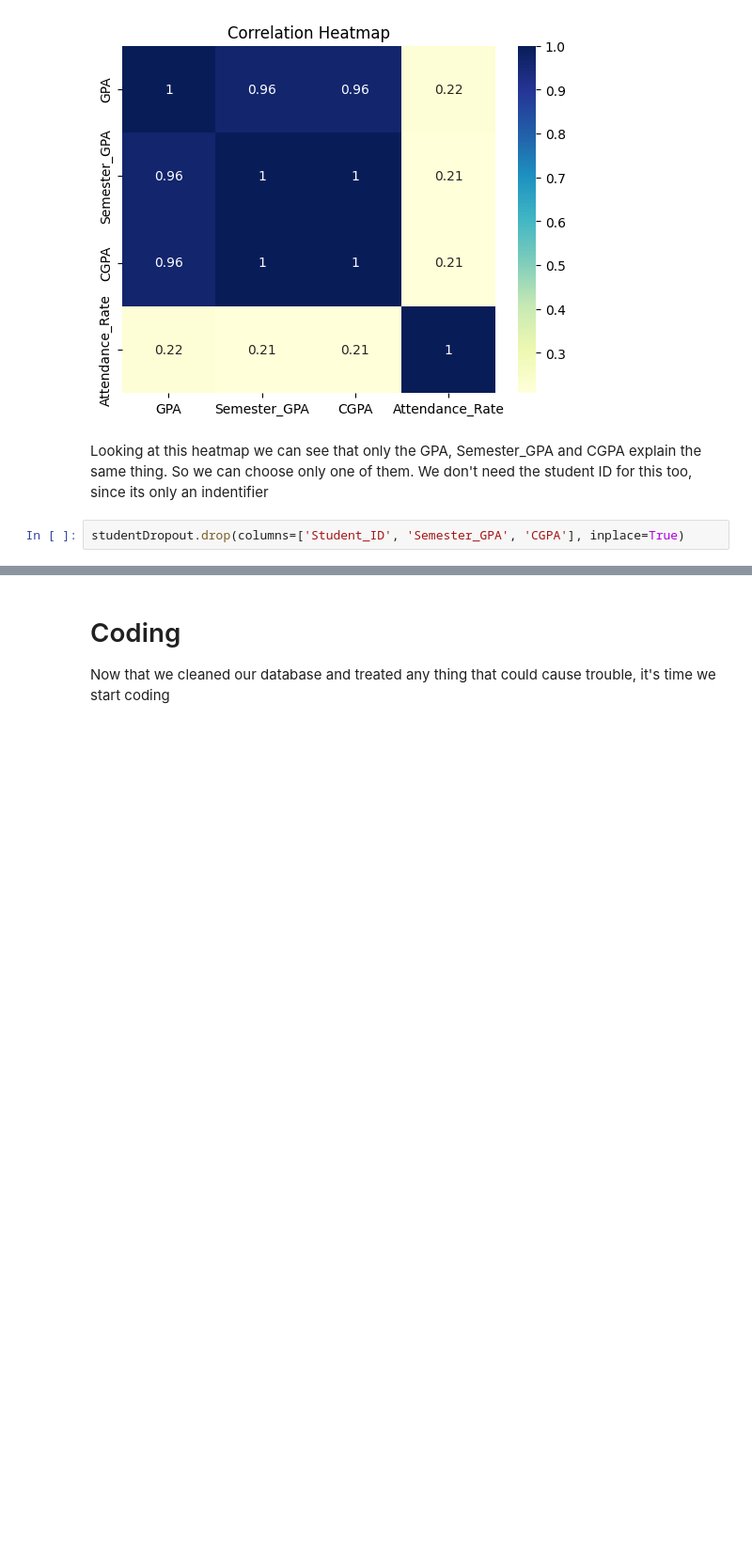
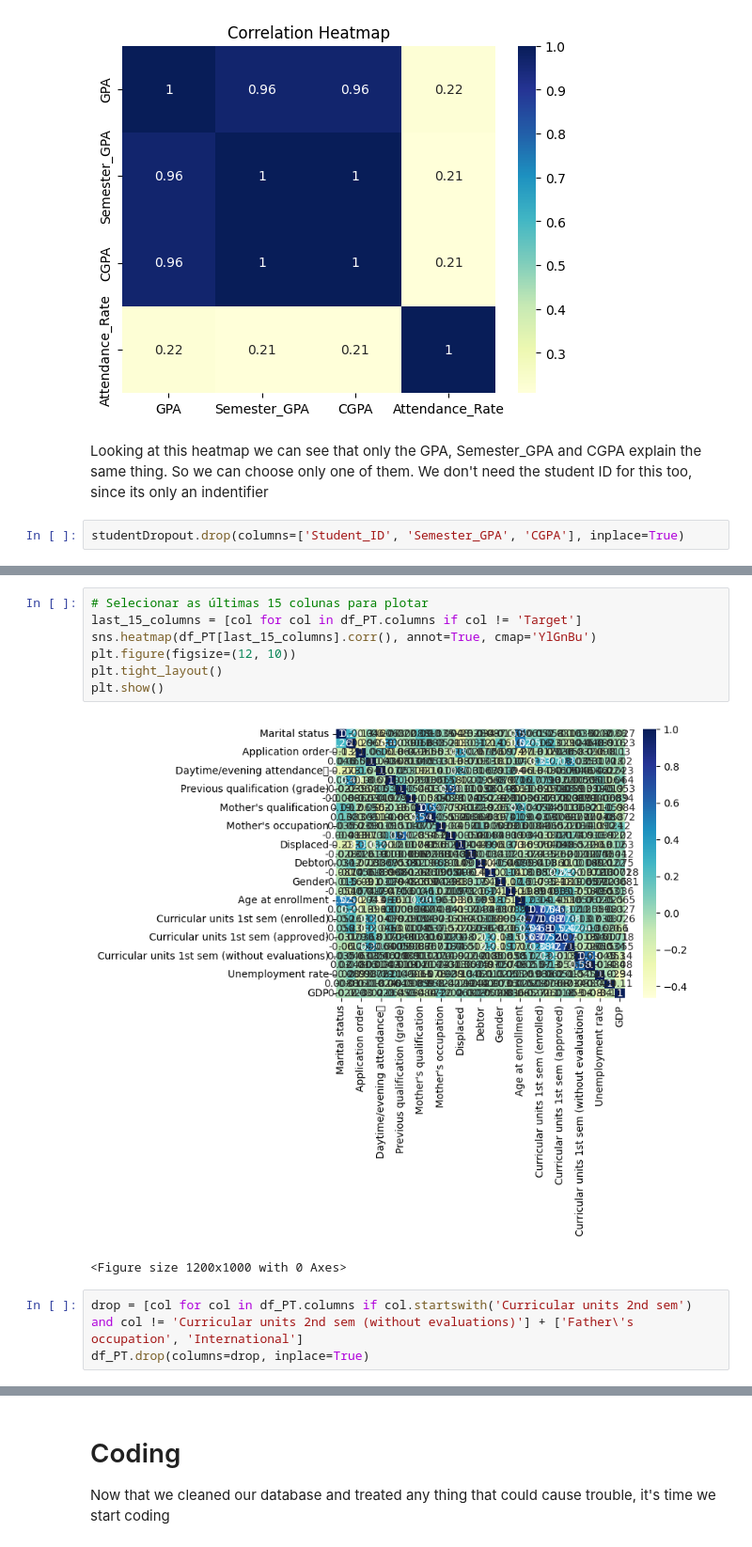
Before and after one commit to Ribeigu/Students-Dropout-Prediction, a Jupyter notebook: dataAnalysis.ipynb, the cells around one changed output, grey strips where cells are left out. Shown at 94% size. Saved outputs shown, nothing was run; the diff lists cells and outputs as text; blank space fills up the shorter version.

```diff
--- a/dataAnalysis.ipynb
+++ b/dataAnalysis.ipynb
@@ -167,0 +279,13 @@ plt.show()
+# %%
+# Selecionar as últimas 15 colunas para plotar
+last_15_columns = [col for col in df_PT.columns if col != 'Target']
+sns.heatmap(df_PT[last_15_columns].corr(), annot=True, cmap='YlGnBu')
+plt.figure(figsize=(12, 10))
+plt.tight_layout()
+plt.show()
+# %% [output]
+[figure, added]
+<Figure size 1200x1000 with 0 Axes>
+# %%
+drop = [col for col in df_PT.columns if col.startswith('Curricular units 2nd sem') and col != 'Curricular units 2nd sem (without evaluations)'] + ['Father\'s occupation', 'International']
+df_PT.drop(columns=drop, inplace=True)
```
Also changed, not shown: parts of 19 cells of this notebook, 1 other file.
